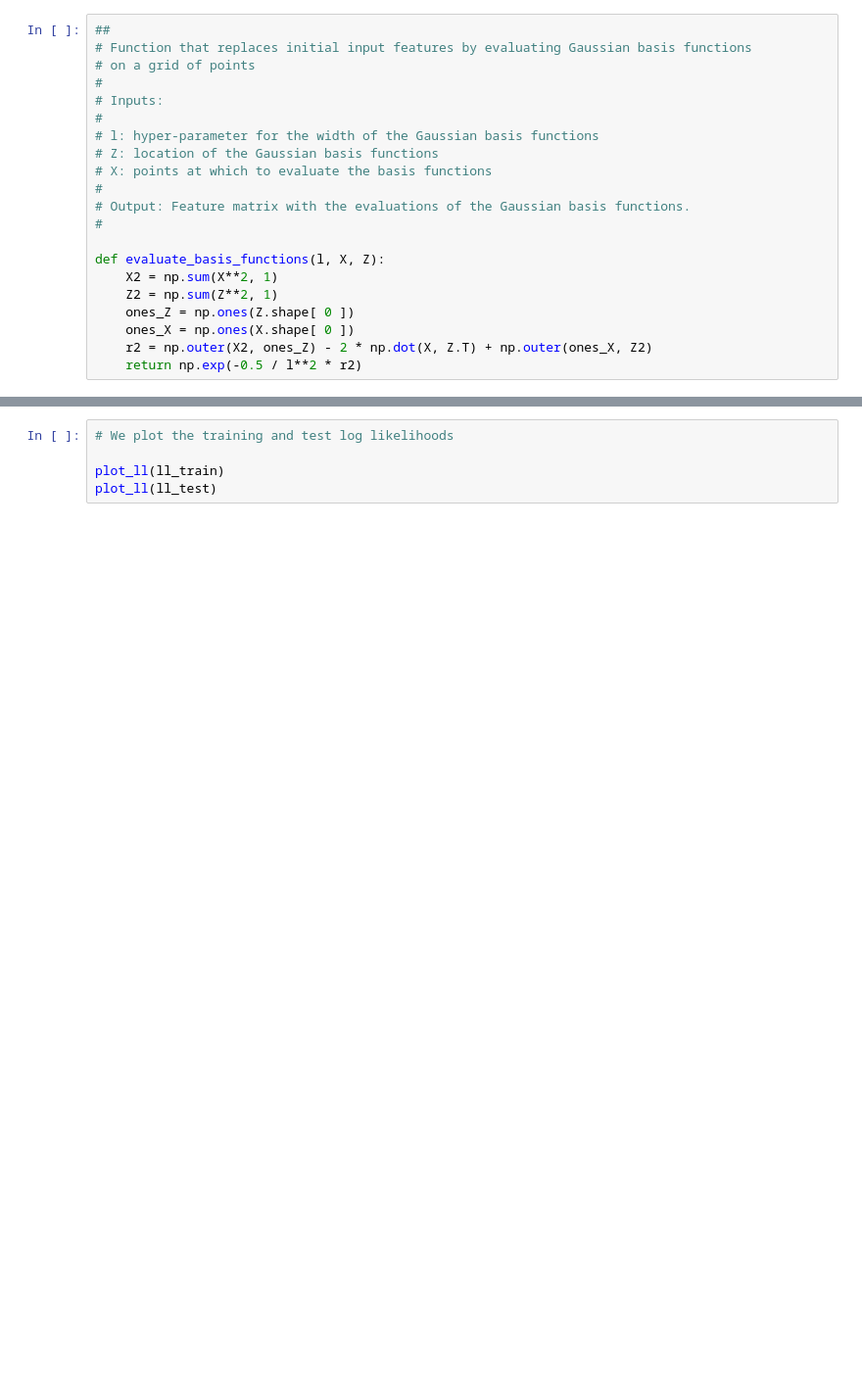
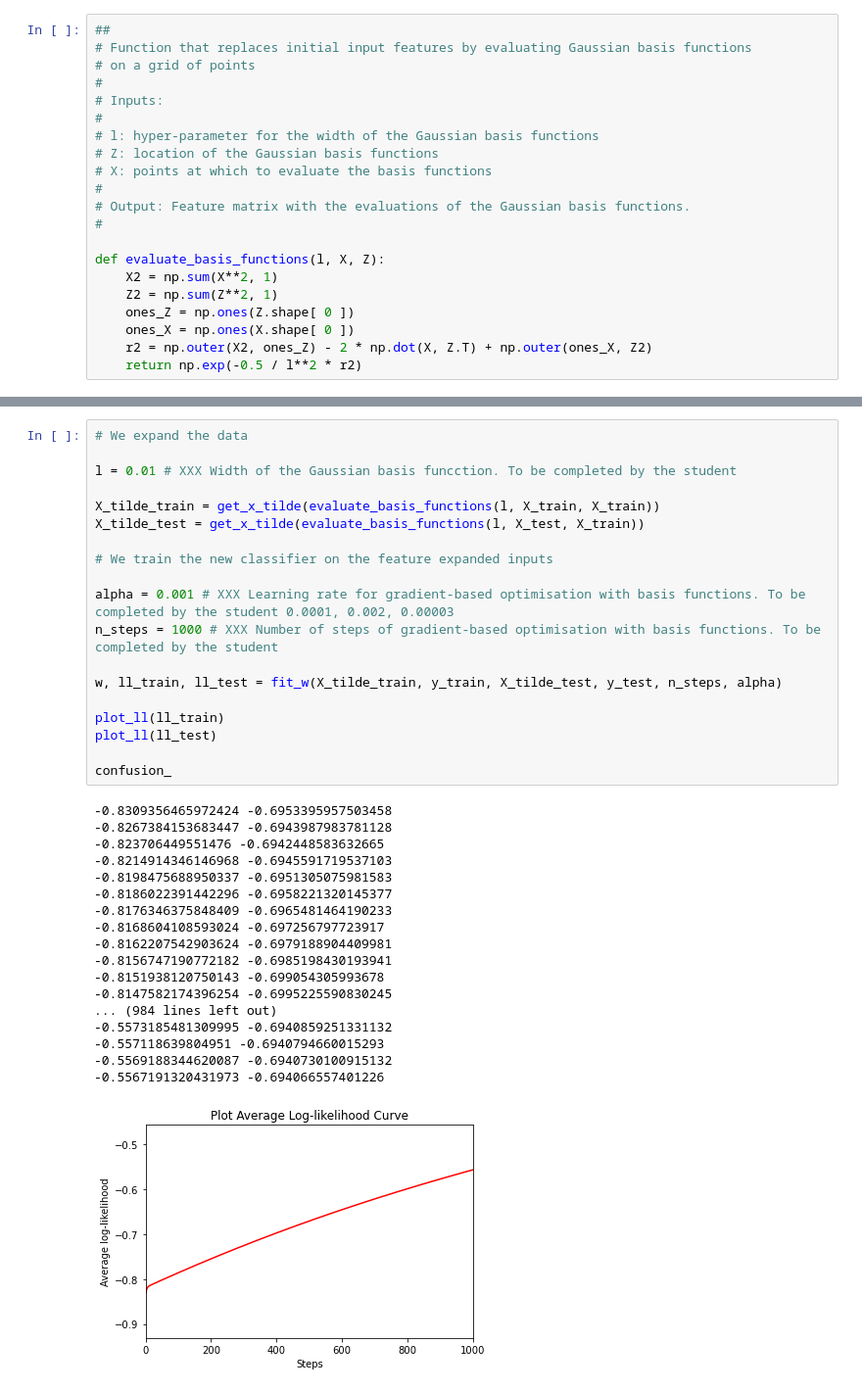
Before and after one commit to ofs416/Bayesian_Inference, a Jupyter notebook: 3F8_Lab.ipynb, the cells around one changed output, grey strips where cells are left out. Shown at 98% size. Drawn from its saved outputs; the diff is of its cells as text; blank space fills up the shorter version.

```diff
--- a/3F8_Lab.ipynb
+++ b/3F8_Lab.ipynb
@@ -280,5 +350,38 @@ w, ll_train, ll_test = fit_w(X_tilde_train, y_train, X_tilde_test, y_test, n_ste
-# %%
-# We plot the training and test log likelihoods
-
-plot_ll(ll_train)
-plot_ll(ll_test)
+# %%
+# We expand the data
+
+l = 0.01 # XXX Width of the Gaussian basis funcction. To be completed by the student
+
+X_tilde_train = get_x_tilde(evaluate_basis_functions(l, X_train, X_train))
+X_tilde_test = get_x_tilde(evaluate_basis_functions(l, X_test, X_train))
+
+# We train the new classifier on the feature expanded inputs
+
+alpha = 0.001 # XXX Learning rate for gradient-based optimisation with basis functions. To be completed by the student 0.0001, 0.002, 0.00003
+n_steps = 1000 # XXX Number of steps of gradient-based optimisation with basis functions. To be completed by the student
+
+w, ll_train, ll_test = fit_w(X_tilde_train, y_train, X_tilde_test, y_test, n_steps, alpha)
+
+plot_ll(ll_train)
+plot_ll(ll_test)
+
+confusion_
+# %% [output]
+-0.8309356465972424 -0.6953395957503458
+-0.8267384153683447 -0.6943987983781128
+-0.823706449551476 -0.6942448583632665
+-0.8214914346146968 -0.6945591719537103
+-0.8198475688950337 -0.6951305075981583
+-0.8186022391442296 -0.6958221320145377
+-0.8176346375848409 -0.6965481464190233
+-0.8168604108593024 -0.697256797723917
+-0.8162207542903624 -0.6979188904409981
+-0.8156747190772182 -0.6985198430193941
+-0.8151938120750143 -0.699054305993678
+-0.8147582174396254 -0.6995225590830245
+... (984 lines left out)
+-0.5573185481309995 -0.6940859251331132
+-0.557118639804951 -0.6940794660015293
+-0.5569188344620087 -0.6940730100915132
+-0.5567191320431973 -0.694066557401226
+[figure, added]
```
Also changed, not shown: parts of 9 cells of this notebook.
